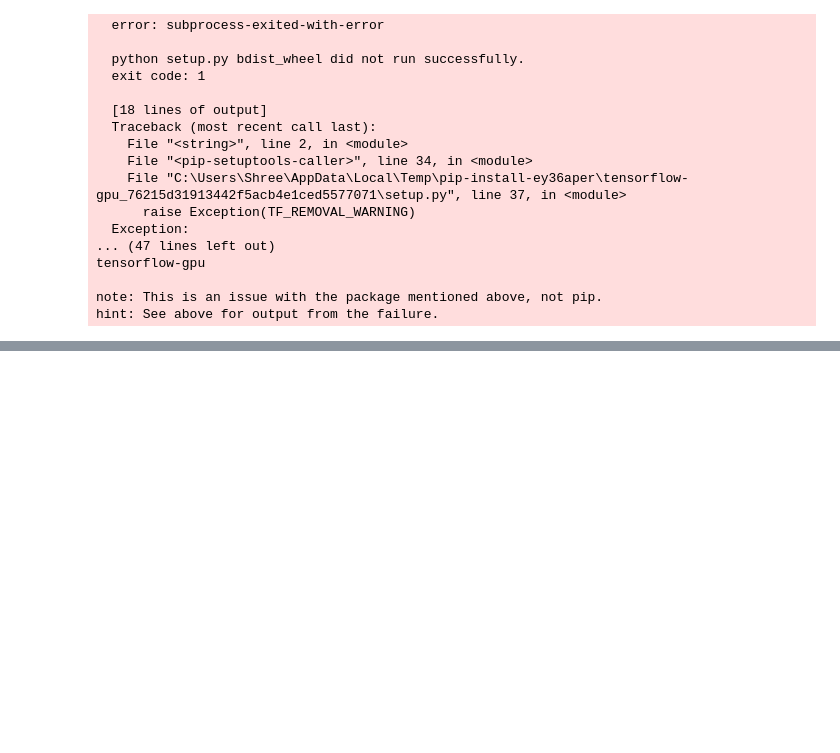
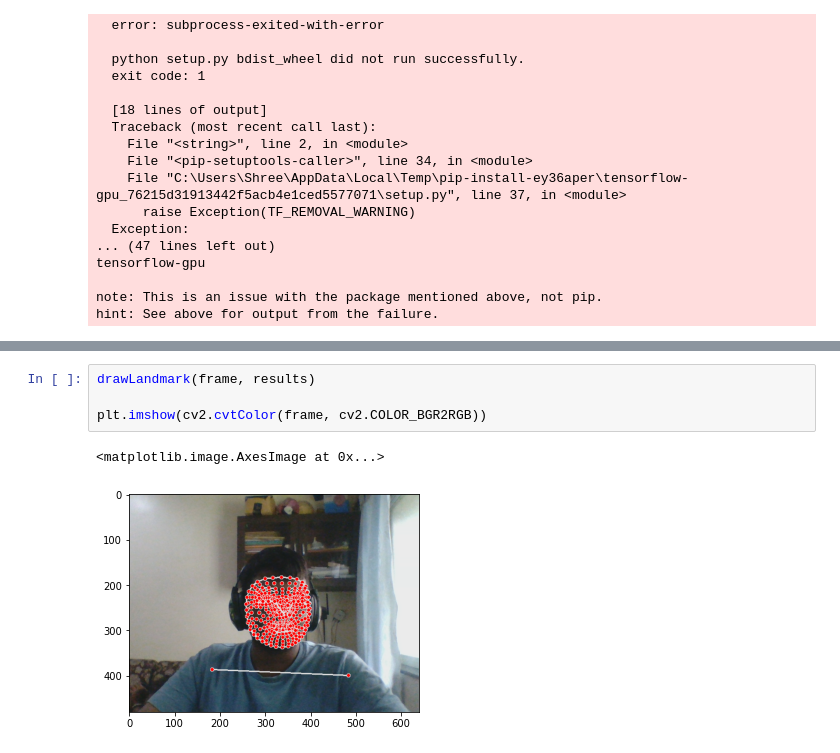
Before and after one commit to Shrikar-Shriyal/BE-2023-Group10Project, a Jupyter notebook: ConversionOfSignLanguageToText.ipynb, the cells around one changed output, grey strips where cells are left out. Cells and saved outputs as stored; diff of their text form; blank space fills up the shorter version.

```diff
--- a/ConversionOfSignLanguageToText.ipynb
+++ b/ConversionOfSignLanguageToText.ipynb
@@ -46,0 +117,7 @@ ModuleNotFoundError: No module named 'cv2'
+# %%
+drawLandmark(frame, results)
+
+plt.imshow(cv2.cvtColor(frame, cv2.COLOR_BGR2RGB))
+# %% [output]
+<matplotlib.image.AxesImage at 0x...>
+[figure, added]
```
Also changed, not shown: parts of 10 cells of this notebook.
